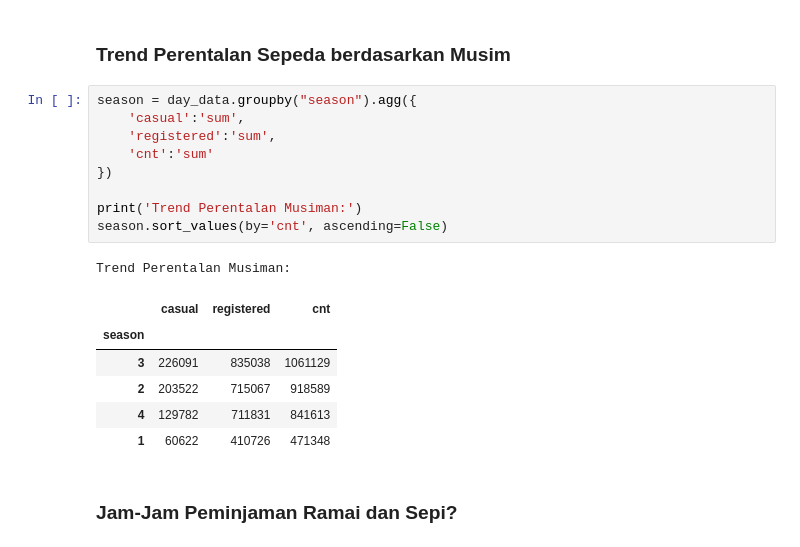
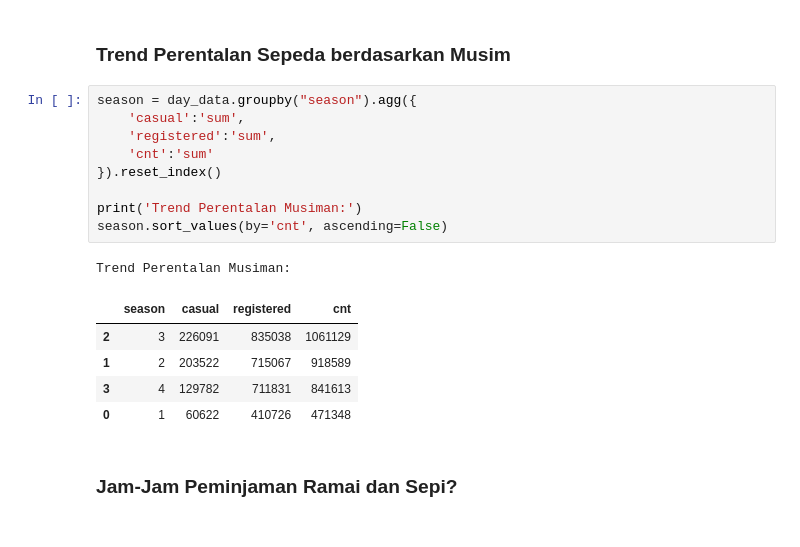
Before and after one commit to mayanggumelarr/PROYEK-ANALISIS-DATA, a Jupyter notebook: Proyek_Analisis_Data.ipynb, the cells around one changed output. Drawn from its saved outputs; the diff is of its cells as text.

```diff
--- a/Proyek_Analisis_Data.ipynb
+++ b/Proyek_Analisis_Data.ipynb
@@ -301,20 +300,19 @@ Perentalan berdasarkan hari:
 # %%
 season = day_data.groupby("season").agg({
     'casual':'sum',
     'registered':'sum',
     'cnt':'sum'
-})
+}).reset_index()
 
 print('Trend Perentalan Musiman:')
 season.sort_values(by='cnt', ascending=False)
 # %% [output]
 Trend Perentalan Musiman:
-|  | casual | registered | cnt |
-| season |  |  |  |
-| 3 | 226091 | 835038 | 1061129 |
-| 2 | 203522 | 715067 | 918589 |
-| 4 | 129782 | 711831 | 841613 |
-| 1 | 60622 | 410726 | 471348 |
+|  | season | casual | registered | cnt |
+| 2 | 3 | 226091 | 835038 | 1061129 |
+| 1 | 2 | 203522 | 715067 | 918589 |
+| 3 | 4 | 129782 | 711831 | 841613 |
+| 0 | 1 | 60622 | 410726 | 471348 |
 # %% [markdown]
 ### Jam-Jam Peminjaman Ramai dan Sepi?
 # %%
```
Also changed, not shown: parts of 8 cells of this notebook.
